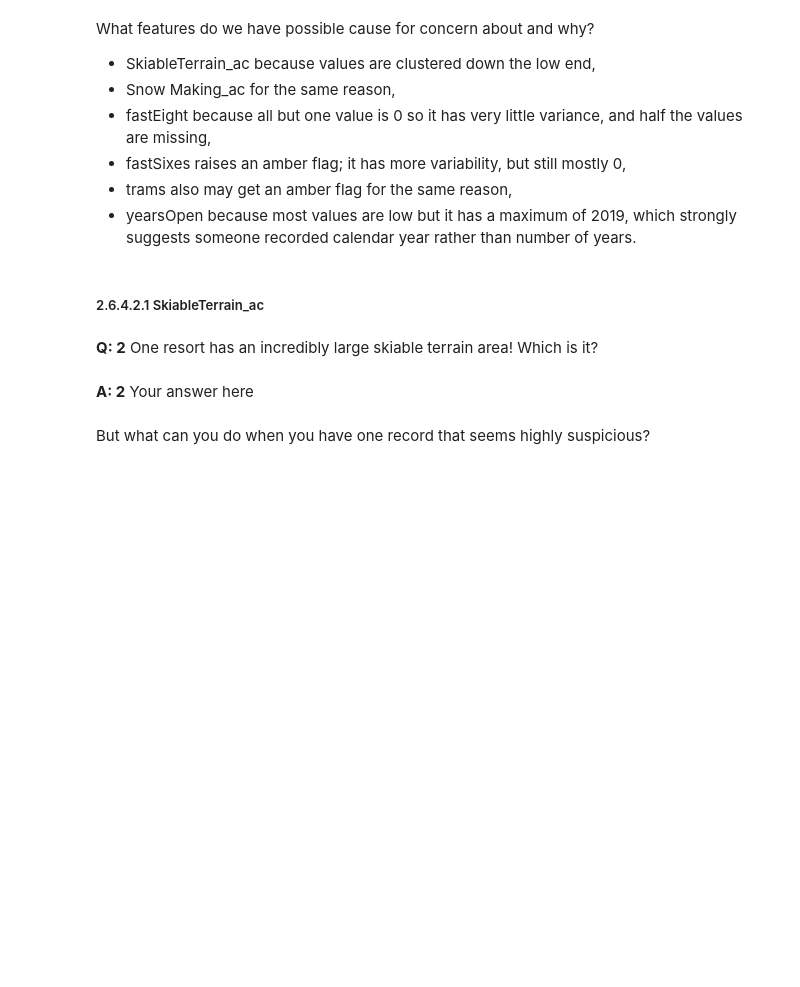
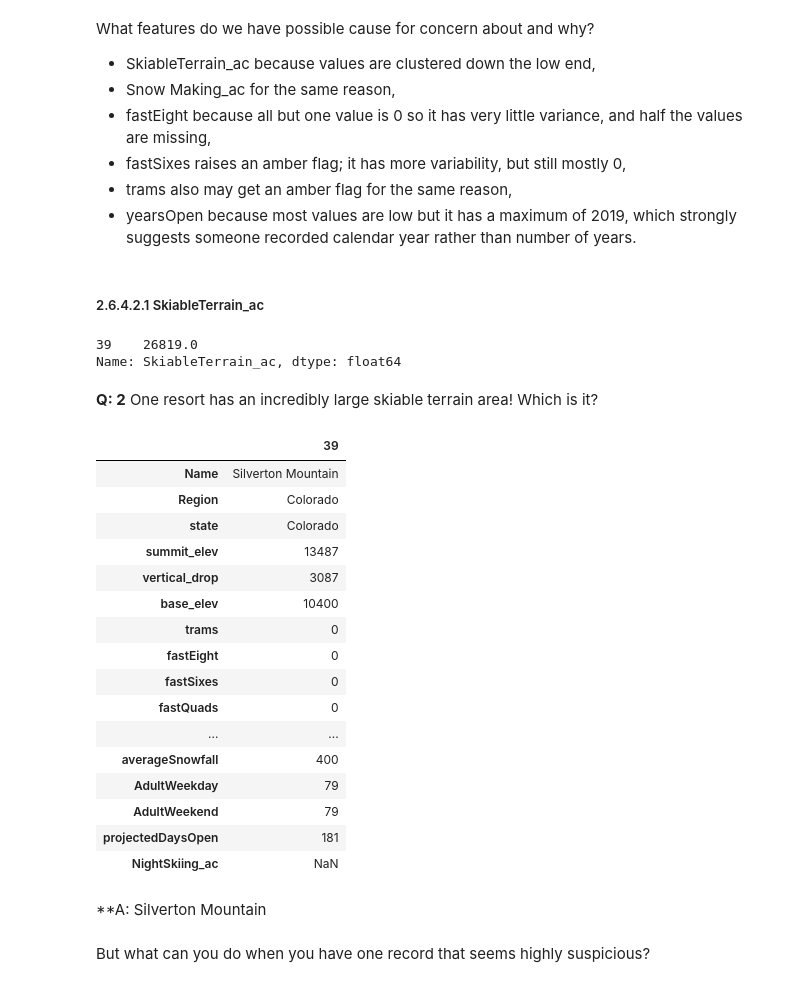
Before and after one commit to S-McDermott/DataScienceGuidedCapstone, a Jupyter notebook: Notebooks/02_data_wrangling.ipynb, the cells around one changed output. Drawn from its saved outputs; the diff is of its cells as text; code cells hidden in the pictures; blank space fills up the shorter version.

Commit message:
Updated value for Silverton Mountain's skiable terrain

```diff
--- a/Notebooks/02_data_wrangling.ipynb
+++ b/Notebooks/02_data_wrangling.ipynb
@@ -526,16 +546,37 @@ What features do we have possible cause for concern about and why?
 # %%
 #Code task 19#
 #Filter the 'SkiableTerrain_ac' column to print the values greater than 10000
-ski_data.___[ski_data.___ > ___]
+ski_data.SkiableTerrain_ac[ski_data.SkiableTerrain_ac > 10000]
+# %% [output]
+39    26819.0
+Name: SkiableTerrain_ac, dtype: float64
 # %% [markdown]
 **Q: 2** One resort has an incredibly large skiable terrain area! Which is it?
 # %%
 #Code task 20#
 #Now you know there's only one, print the whole row to investigate all values, including seeing the resort name
 #Hint: don't forget the transpose will be helpful here
-ski_data[ski_data.___ > ___].___
+ski_data[ski_data.SkiableTerrain_ac > 10000].T
+# %% [output]
+|  | 39 |
+| Name | Silverton Mountain |
+| Region | Colorado |
+| state | Colorado |
+| summit_elev | 13487 |
+| vertical_drop | 3087 |
+| base_elev | 10400 |
+| trams | 0 |
+| fastEight | 0 |
+| fastSixes | 0 |
+| fastQuads | 0 |
+| ... | ... |
+| averageSnowfall | 400 |
+| AdultWeekday | 79 |
+| AdultWeekend | 79 |
+| projectedDaysOpen | 181 |
+| NightSkiing_ac | NaN |
-# %% [markdown]
-**A: 2** Your answer here
+# %% [markdown]
+**A: Silverton Mountain
 # %% [markdown]
 But what can you do when you have one record that seems highly suspicious?
 # %% [markdown]
```
Also changed, not shown: parts of 5 cells of this notebook.
